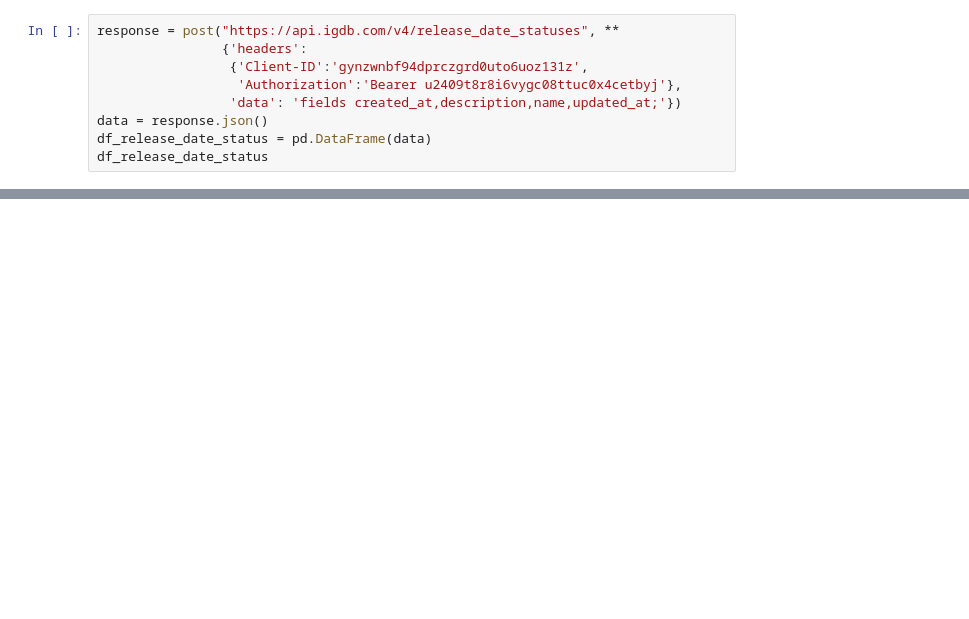
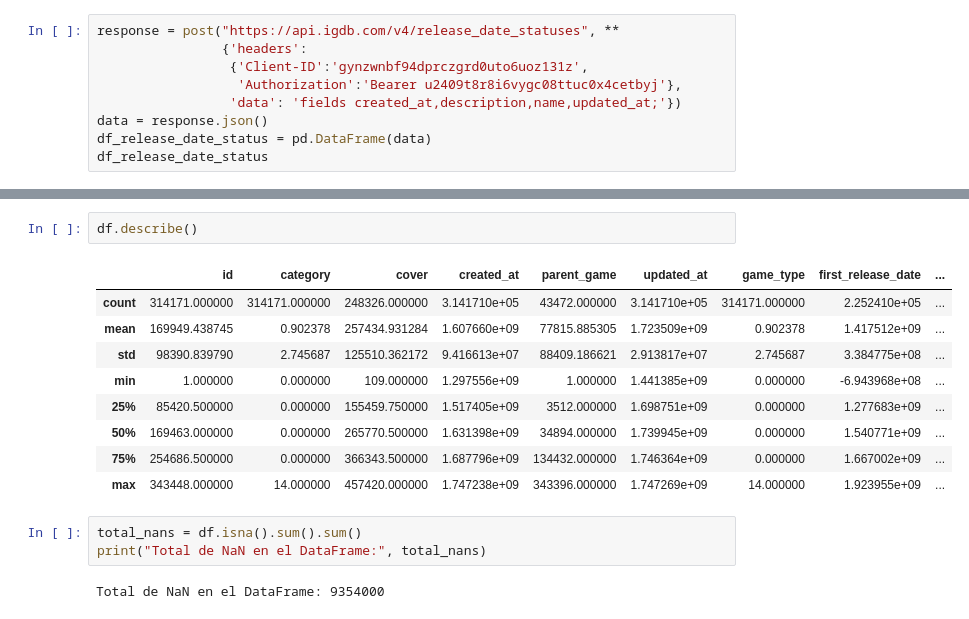
Before and after one commit to Ciclope988/TrabajoHackaboss, a Jupyter notebook: TrabajoGrupo.ipynb, the cells around one changed output, grey strips where cells are left out. Saved outputs shown, nothing was run; the diff lists cells and outputs as text; blank space fills up the shorter version.

```diff
--- a/TrabajoGrupo.ipynb
+++ b/TrabajoGrupo.ipynb
@@ -1025,0 +715,17 @@ df_release_date_status
+# %%
+df.describe()
+# %% [output]
+|  | id | category | cover | created_at | parent_game | updated_at | game_type | first_release_date | ... |
+| count | 314171.000000 | 314171.000000 | 248326.000000 | 3.141710e+05 | 43472.000000 | 3.141710e+05 | 314171.000000 | 2.252410e+05 | ... |
+| mean | 169949.438745 | 0.902378 | 257434.931284 | 1.607660e+09 | 77815.885305 | 1.723509e+09 | 0.902378 | 1.417512e+09 | ... |
+| std | 98390.839790 | 2.745687 | 125510.362172 | 9.416613e+07 | 88409.186621 | 2.913817e+07 | 2.745687 | 3.384775e+08 | ... |
+| min | 1.000000 | 0.000000 | 109.000000 | 1.297556e+09 | 1.000000 | 1.441385e+09 | 0.000000 | -6.943968e+08 | ... |
+| 25% | 85420.500000 | 0.000000 | 155459.750000 | 1.517405e+09 | 3512.000000 | 1.698751e+09 | 0.000000 | 1.277683e+09 | ... |
+| 50% | 169463.000000 | 0.000000 | 265770.500000 | 1.631398e+09 | 34894.000000 | 1.739945e+09 | 0.000000 | 1.540771e+09 | ... |
+| 75% | 254686.500000 | 0.000000 | 366343.500000 | 1.687796e+09 | 134432.000000 | 1.746364e+09 | 0.000000 | 1.667002e+09 | ... |
+| max | 343448.000000 | 14.000000 | 457420.000000 | 1.747238e+09 | 343396.000000 | 1.747269e+09 | 14.000000 | 1.923955e+09 | ... |
+# %%
+total_nans = df.isna().sum().sum()
+print("Total de NaN en el DataFrame:", total_nans)
+# %% [output]
+Total de NaN en el DataFrame: 9354000
```
Also changed, not shown: parts of 67 cells of this notebook.
